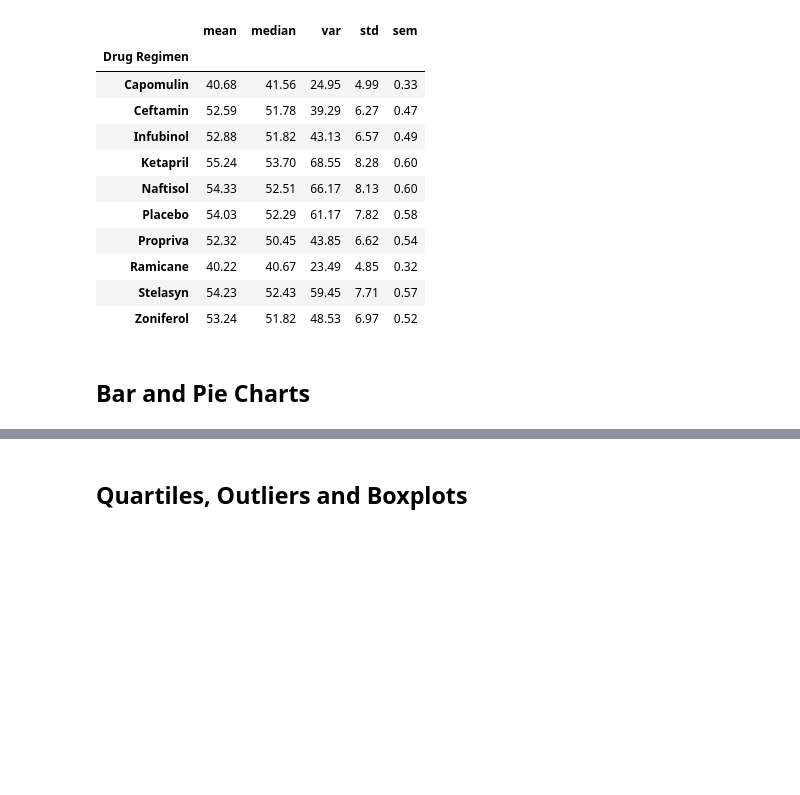
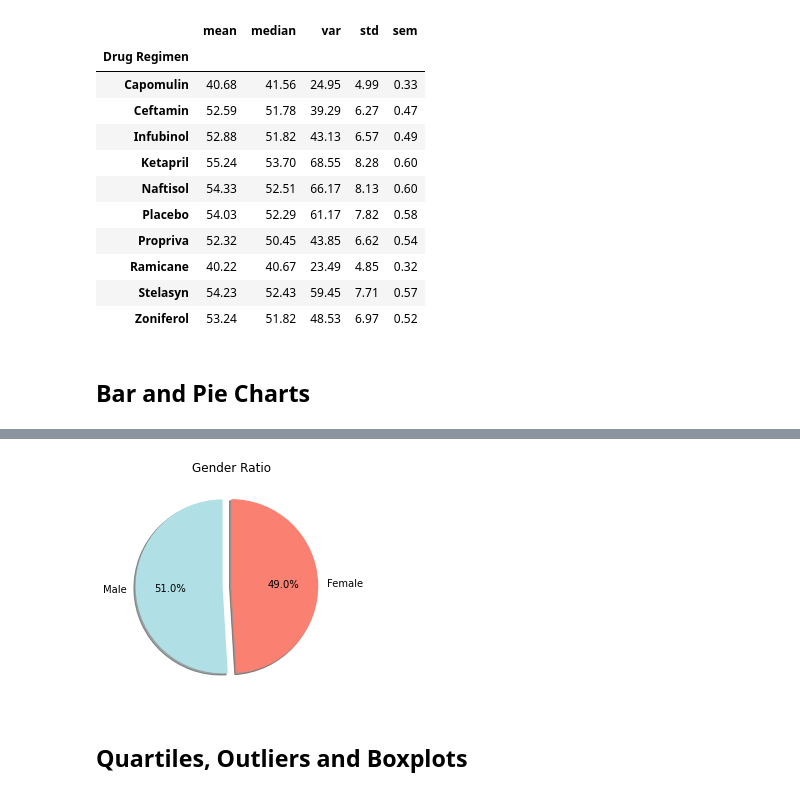
Before and after one commit to mrwelchman/matplotlib-challenge, a Jupyter notebook: Pymaceuticals/pymaceuticals.ipynb, the cells around one changed output, grey strips where cells are left out. Saved outputs shown, nothing was run; the diff lists cells and outputs as text; code cells hidden in the pictures; blank space fills up the shorter version.

```diff
--- a/Pymaceuticals/pymaceuticals.ipynb
+++ b/Pymaceuticals/pymaceuticals.ipynb
@@ -172,3 +196,17 @@ plt.savefig('bar_panda')
+# %%
+# Generate a pie plot showing the distribution of female versus male mice using pyplot
+gender_count = clean_data_df['Sex'].value_counts()
+
+labels = gender_count.index
+ratio = gender_count.values
+colors = ['powderblue', 'salmon']
+explode = [0.1,0]
+
+plt.pie(ratio, colors=colors, labels=labels, explode=explode, shadow=True, autopct='%1.1f%%', startangle=90)
+plt.title('Gender Ratio')
+plt.show()
+# %% [output]
+[figure, added]
 # %% [markdown]
 ## Quartiles, Outliers and Boxplots
 # %%
```
Also changed, not shown: parts of 22 cells of this notebook, 2 other files.
